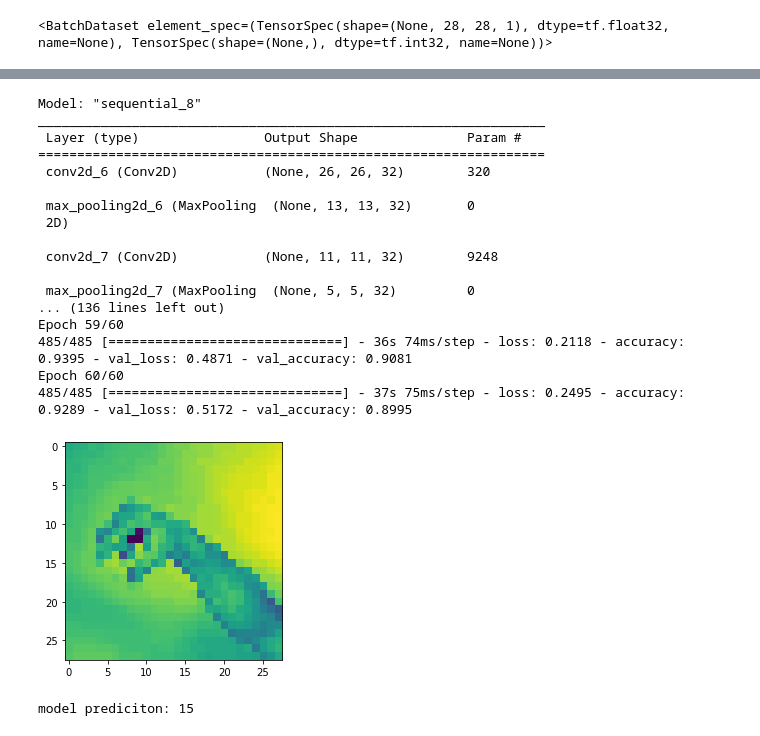
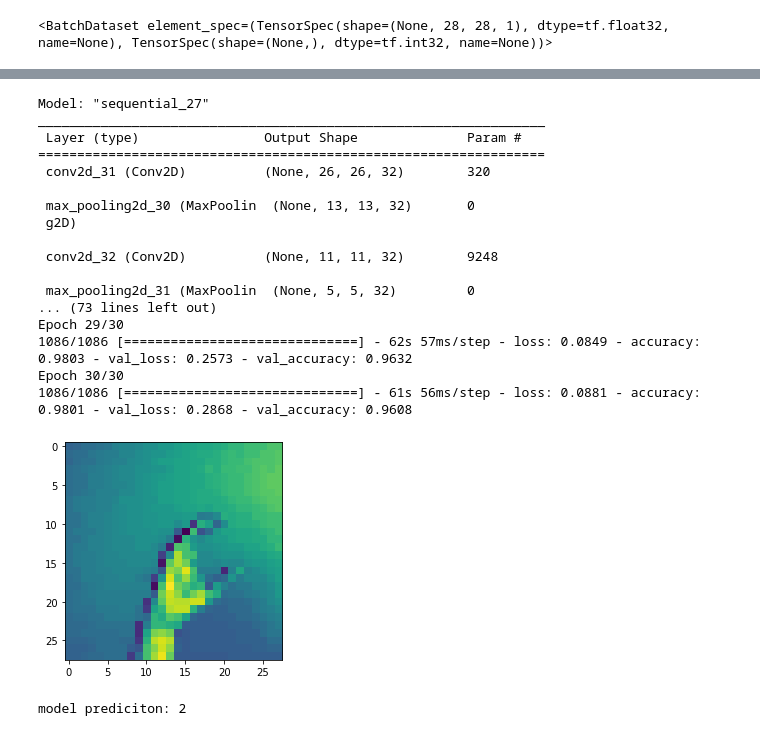
Before and after one commit to infoshareacademy/jdszr6-slytherin_group, a Jupyter notebook: DL project/our_hand_script.ipynb, the cells around one changed output, grey strips where cells are left out. Drawn from its saved outputs; the diff is of its cells as text; code cells hidden in the pictures.

```diff
--- a/DL project/our_hand_script.ipynb
+++ b/DL project/our_hand_script.ipynb
@@ -91,3 +93,14 @@ for images, labels in train_ds.take(1):
+# %%
+datagen = ImageDataGenerator(
+      rotation_range=20,
+      width_shift_range=0.2,
+      height_shift_range=0.2,
+      shear_range=0.2,
+      zoom_range=0.2,
+      horizontal_flip=True,
+      vertical_flip=True,
+      fill_mode='nearest')
+datagen.fit(train_ds)
 # %%
 data_augmentation = keras.Sequential(
     [
@@ -119,6 +132,10 @@ val_ds = val_ds.prefetch(buffer_size=32)
 # %%
 # Define  & train the model without regularization
 model1 = tf.keras.models.Sequential([
+
+  # tf.keras.layers.InputLayer(input_shape=(28, 28, 1)),
+  # tf.keras.layers.RandomFlip("horizontal"),
+  # tf.keras.layers.RandomRotation(0.2),
 
   # Add convolutions and max pooling
   tf.keras.layers.Conv2D(32, (3,3), activation='relu', input_shape=(28, 28,1)),
@@ -127,9 +144,8 @@ model1 = tf.keras.models.Sequential([
   tf.keras.layers.MaxPooling2D(2,2),
 
   # Add the same layers as before
-  tf.keras.layers.RandomFlip("horizontal"),
-  tf.keras.layers.RandomRotation(0.2),
   tf.keras.layers.Flatten(),
+  tf.keras.layers.Dense(128, activation='relu'),
   tf.keras.layers.Dense(128, activation='relu'),
   tf.keras.layers.Dense(25, activation='softmax')
 ])
@@ -144,24 +160,24 @@ model1.compile(optimizer='adam', loss='sparse_categorical_crossentropy', metrics
 print(f'\nMODEL TRAINING & VALIDATION:')
 
 history1= model1.fit(
-  train_ds, epochs=60, validation_data=val_ds
+  train_ds, epochs=30, validation_data=val_ds
 )
 # %% [output]
-Model: "sequential_8"
+Model: "sequential_27"
 _________________________________________________________________
  Layer (type)                Output Shape              Param #
 =================================================================
- conv2d_6 (Conv2D)           (None, 26, 26, 32)        320
+ conv2d_31 (Conv2D)          (None, 26, 26, 32)        320
 
- max_pooling2d_6 (MaxPooling  (None, 13, 13, 32)       0
- 2D)
+ max_pooling2d_30 (MaxPoolin  (None, 13, 13, 32)       0
+ g2D)
 
- conv2d_7 (Conv2D)           (None, 11, 11, 32)        9248
+ conv2d_32 (Conv2D)          (None, 11, 11, 32)        9248
 
- max_pooling2d_7 (MaxPooling  (None, 5, 5, 32)         0
-... (136 lines left out)
-Epoch 59/60
-485/485 [==============================] - 36s 74ms/step - loss: 0.2118 - accuracy: 0.9395 - val_loss: 0.4871 - val_accuracy: 0.9081
-Epoch 60/60
-485/485 [==============================] - 37s 75ms/step - loss: 0.2495 - accuracy: 0.9289 - val_loss: 0.5172 - val_accuracy: 0.8995
+ max_pooling2d_31 (MaxPoolin  (None, 5, 5, 32)         0
+... (73 lines left out)
+Epoch 29/30
+1086/1086 [==============================] - 62s 57ms/step - loss: 0.0849 - accuracy: 0.9803 - val_loss: 0.2573 - val_accuracy: 0.9632
+Epoch 30/30
+1086/1086 [==============================] - 61s 56ms/step - loss: 0.0881 - accuracy: 0.9801 - val_loss: 0.2868 - val_accuracy: 0.9608
 # %%
@@ -169,13 +185,13 @@ model1.save('model.h5')
 # %%
 import cv2
 # %%
-img = cv2.imread("all\Q\pic_dm (25).png")
+img = cv2.imread("all\C\pic_dm (21).png")
 img_gray=cv2.cvtColor(img, cv2.COLOR_BGR2GRAY)
 img_res = cv2.resize(img_gray, (28,28))
 plt.imshow(img_res)
 plt.show()
 
 print('model prediciton:',model1.predict(img_res.reshape(1,28,28,1),verbose=0).argmax())
 # %% [output]
-[figure, old version]
+[figure, new version]
-model prediciton: 15
+model prediciton: 2
```
Also changed, not shown: parts of 6 cells of this notebook.
